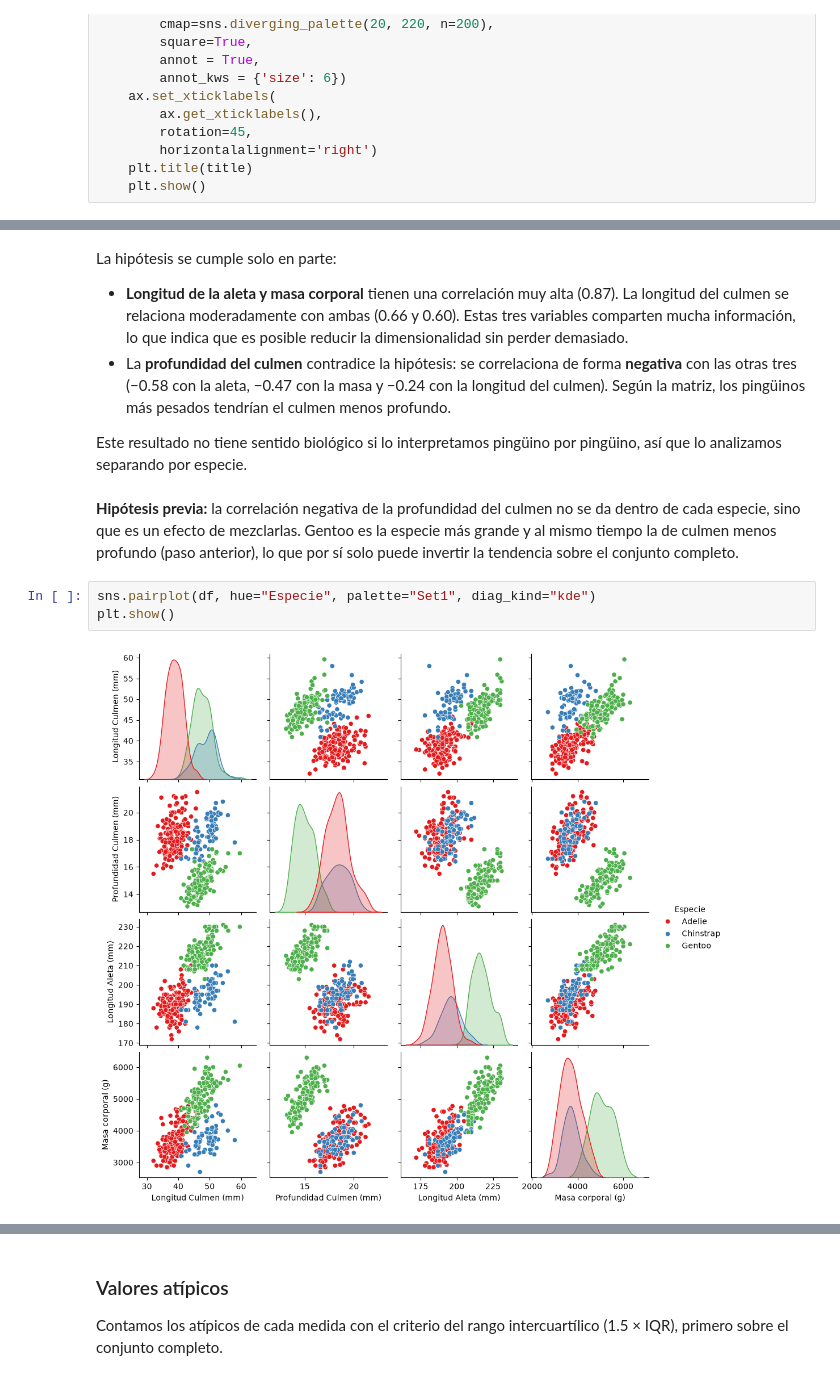
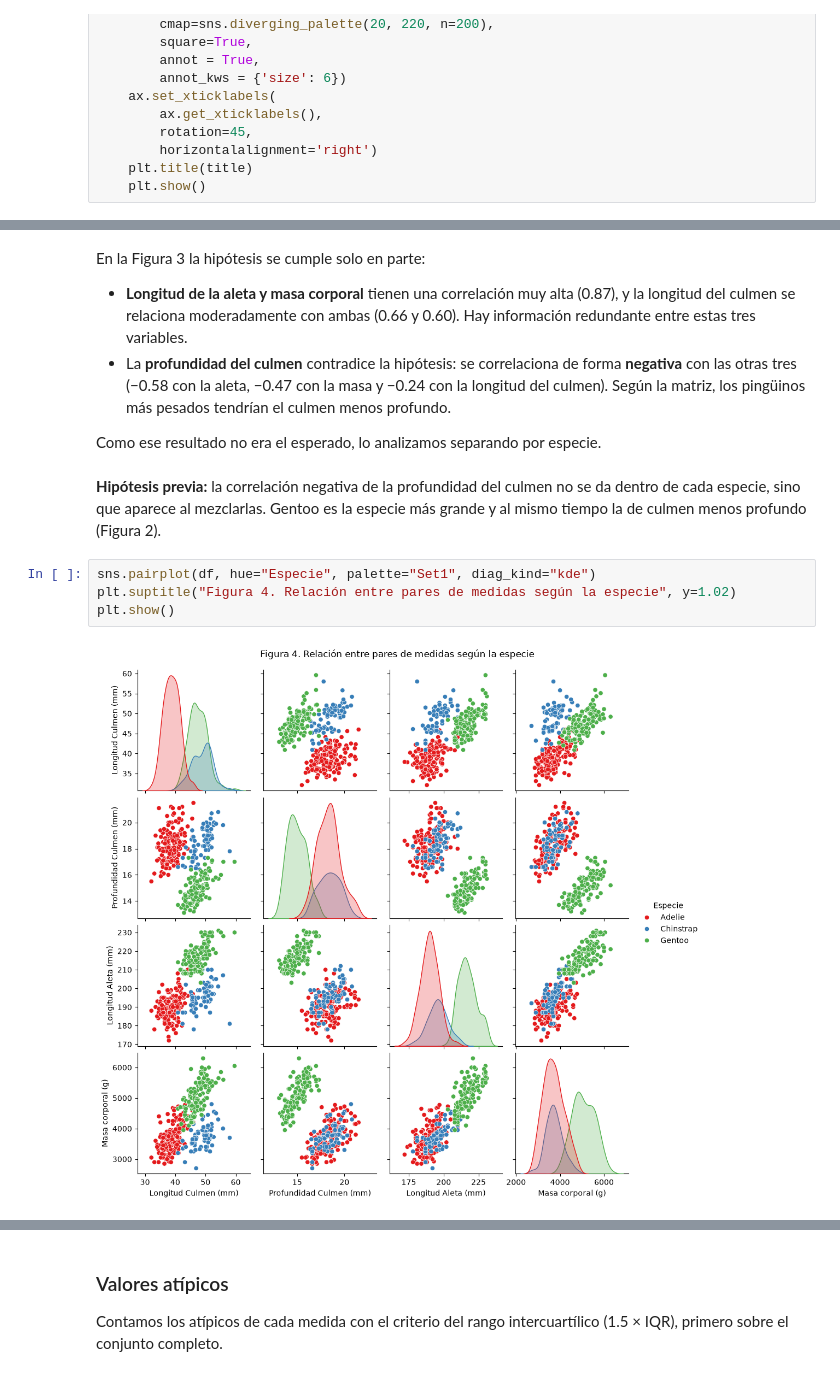
Before and after one commit to frankoespa/tuia-mineria-de-datos, a Jupyter notebook: tp1/tp1_mineria_renna_esparza.ipynb, the cells around one changed output, grey strips where cells are left out. Drawn from its saved outputs; the diff is of its cells as text.

```diff
--- a/tp1/tp1_mineria_renna_esparza.ipynb
+++ b/tp1/tp1_mineria_renna_esparza.ipynb
@@ -361,15 +369,16 @@ plot_correlation_heatmap(corr, "Matriz de correlación")
 # %% [markdown]
-La hipótesis se cumple solo en parte:
+En la Figura 3 la hipótesis se cumple solo en parte:
 
-- **Longitud de la aleta y masa corporal** tienen una correlación muy alta (0.87). La longitud del culmen se relaciona moderadamente con ambas (0.66 y 0.60). Estas tres variables comparten mucha información, lo que indica que es posible reducir la dimensionalidad sin perder demasiado.
+- **Longitud de la aleta y masa corporal** tienen una correlación muy alta (0.87), y la longitud del culmen se relaciona moderadamente con ambas (0.66 y 0.60). Hay información redundante entre estas tres variables.
 - La **profundidad del culmen** contradice la hipótesis: se correlaciona de forma **negativa** con las otras tres (−0.58 con la aleta, −0.47 con la masa y −0.24 con la longitud del culmen). Según la matriz, los pingüinos más pesados tendrían el culmen menos profundo.
 
-Este resultado no tiene sentido biológico si lo interpretamos pingüino por pingüino, así que lo analizamos separando por especie.
+Como ese resultado no era el esperado, lo analizamos separando por especie.
 # %% [markdown]
-**Hipótesis previa:** la correlación negativa de la profundidad del culmen no se da dentro de cada especie, sino que es un efecto de mezclarlas. Gentoo es la especie más grande y al mismo tiempo la de culmen menos profundo (paso anterior), lo que por sí solo puede invertir la tendencia sobre el conjunto completo.
+**Hipótesis previa:** la correlación negativa de la profundidad del culmen no se da dentro de cada especie, sino que aparece al mezclarlas. Gentoo es la especie más grande y al mismo tiempo la de culmen menos profundo (Figura 2).
 # %%
 sns.pairplot(df, hue="Especie", palette="Set1", diag_kind="kde")
+plt.suptitle("Figura 4. Relación entre pares de medidas según la especie", y=1.02)
 plt.show()
 # %% [output]
-[figure, old version]
+[figure, new version]
 # %% [markdown]
```
Also changed, not shown: parts of 76 cells of this notebook, 2 other files.
